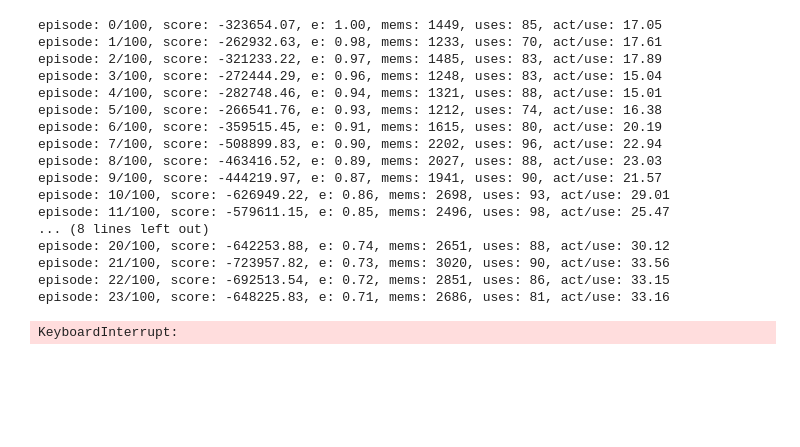
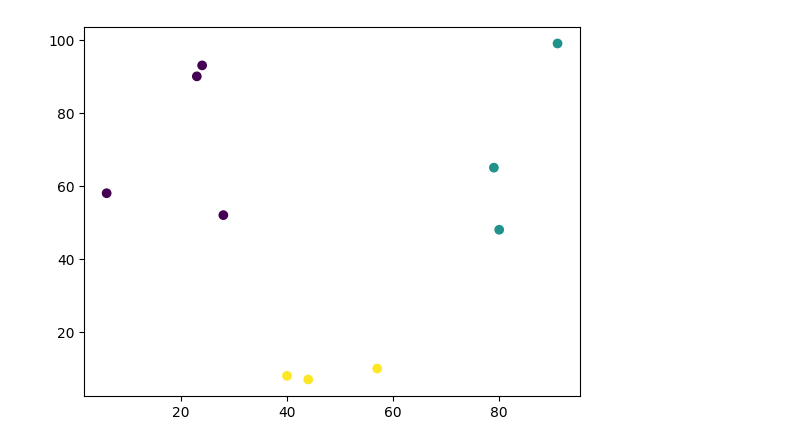
Before and after one commit to a-lost-n/cluster-mdrp, a Jupyter notebook: ddqn.ipynb, the cells around one changed output. Drawn from its saved outputs; the diff is of its cells as text; code cells hidden in the pictures; blank space fills up the shorter version.

```diff
--- a/ddqn.ipynb
+++ b/ddqn.ipynb
@@ -5,25 +5,8 @@ from src import *
 To enable the following instructions: SSE4.1 SSE4.2 AVX AVX2 FMA, in other operations, rebuild TensorFlow with the appropriate compiler flags.
 # %%
-map = Map(restaurant_array=[2,6,2], grid_size=100, randseed=22)
+map = Map(restaurant_array=[2,6,2], grid_size=100, randseed=25)
 agent = DDQNAgent(map)
-# %%
-rewards = agent.train(100)
-# %% [output]
-episode: 0/100, score: -323654.07, e: 1.00, mems: 1449, uses: 85, act/use: 17.05
-episode: 1/100, score: -262932.63, e: 0.98, mems: 1233, uses: 70, act/use: 17.61
-episode: 2/100, score: -321233.22, e: 0.97, mems: 1485, uses: 83, act/use: 17.89
-episode: 3/100, score: -272444.29, e: 0.96, mems: 1248, uses: 83, act/use: 15.04
-episode: 4/100, score: -282748.46, e: 0.94, mems: 1321, uses: 88, act/use: 15.01
-episode: 5/100, score: -266541.76, e: 0.93, mems: 1212, uses: 74, act/use: 16.38
-episode: 6/100, score: -359515.45, e: 0.91, mems: 1615, uses: 80, act/use: 20.19
-episode: 7/100, score: -508899.83, e: 0.90, mems: 2202, uses: 96, act/use: 22.94
-episode: 8/100, score: -463416.52, e: 0.89, mems: 2027, uses: 88, act/use: 23.03
-episode: 9/100, score: -444219.97, e: 0.87, mems: 1941, uses: 90, act/use: 21.57
-episode: 10/100, score: -626949.22, e: 0.86, mems: 2698, uses: 93, act/use: 29.01
-episode: 11/100, score: -579611.15, e: 0.85, mems: 2496, uses: 98, act/use: 25.47
-... (8 lines left out)
-episode: 20/100, score: -642253.88, e: 0.74, mems: 2651, uses: 88, act/use: 30.12
-episode: 21/100, score: -723957.82, e: 0.73, mems: 3020, uses: 90, act/use: 33.56
-episode: 22/100, score: -692513.54, e: 0.72, mems: 2851, uses: 86, act/use: 33.15
-episode: 23/100, score: -648225.83, e: 0.71, mems: 2686, uses: 81, act/use: 33.16
-KeyboardInterrupt:
+# %%
+map.display_map_clusters()
+# %% [output]
+[figure, added]
```
Also changed, not shown: parts of 4 cells of this notebook, 5 other files.
